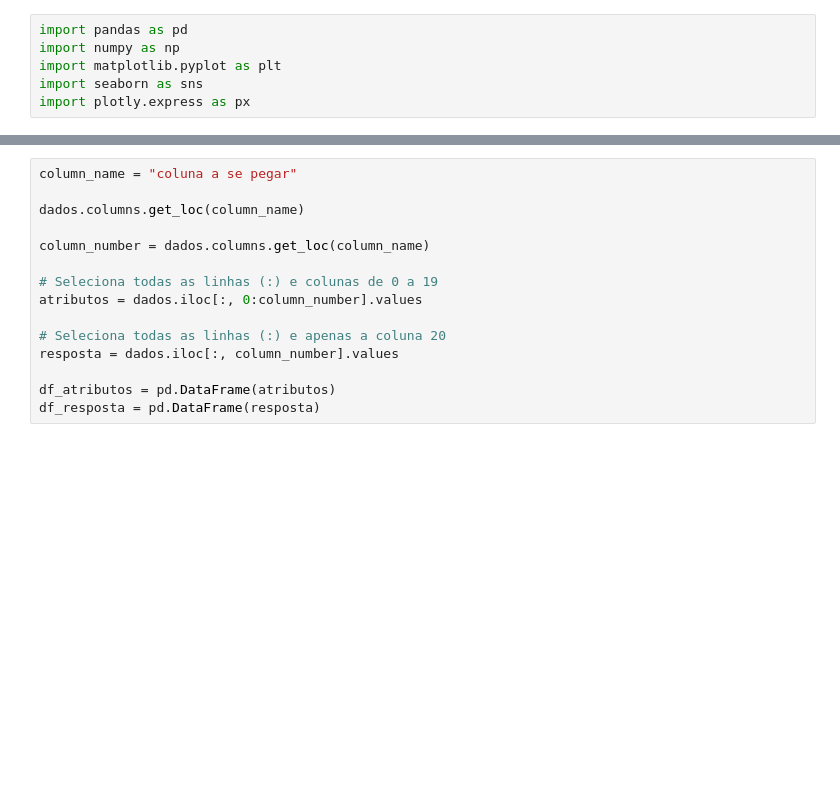
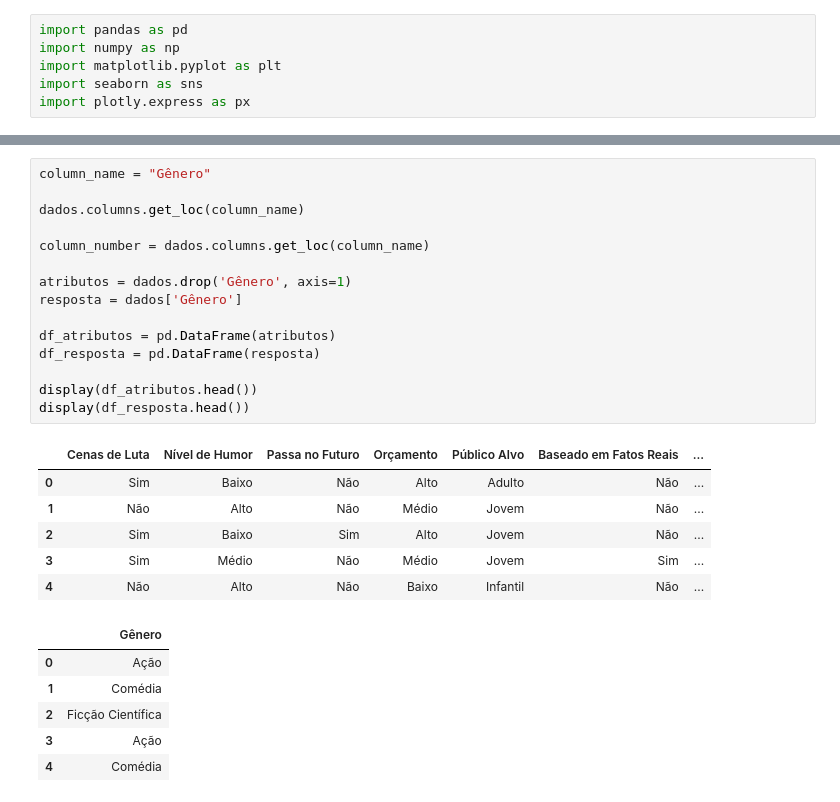
Before and after one commit to HeitorCarvalhoCampos/Pratica_Analise_Dados, a Jupyter notebook: classificador.ipynb, the cells around one changed output, grey strips where cells are left out. Saved outputs shown, nothing was run; the diff lists cells and outputs as text; blank space fills up the shorter version.

```diff
--- a/classificador.ipynb
+++ b/classificador.ipynb
@@ -32,18 +35,31 @@ plt.show()
 # %%
-column_name = "coluna a se pegar"
+column_name = "Gênero"
 
 dados.columns.get_loc(column_name)
 
 column_number = dados.columns.get_loc(column_name)
 
-# Seleciona todas as linhas (:) e colunas de 0 a 19
-atributos = dados.iloc[:, 0:column_number].values
-
-# Seleciona todas as linhas (:) e apenas a coluna 20
-resposta = dados.iloc[:, column_number].values
+atributos = dados.drop('Gênero', axis=1)
+resposta = dados['Gênero']
 
 df_atributos = pd.DataFrame(atributos)
 df_resposta = pd.DataFrame(resposta)
+
+display(df_atributos.head())
+display(df_resposta.head())
+# %% [output]
+|  | Cenas de Luta | Nível de Humor | Passa no Futuro | Orçamento | Público Alvo | Baseado em Fatos Reais | ... |
+| 0 | Sim | Baixo | Não | Alto | Adulto | Não | ... |
+| 1 | Não | Alto | Não | Médio | Jovem | Não | ... |
+| 2 | Sim | Baixo | Sim | Alto | Jovem | Não | ... |
+| 3 | Sim | Médio | Não | Médio | Jovem | Sim | ... |
+| 4 | Não | Alto | Não | Baixo | Infantil | Não | ... |
+|  | Gênero |
+| 0 | Ação |
+| 1 | Comédia |
+| 2 | Ficção Científica |
+| 3 | Ação |
+| 4 | Comédia |
 # %%
 from sklearn.preprocessing import LabelEncoder
 LabelEncoder_resposta = LabelEncoder()
```
Also changed, not shown: parts of 10 cells of this notebook, 2 other files.
